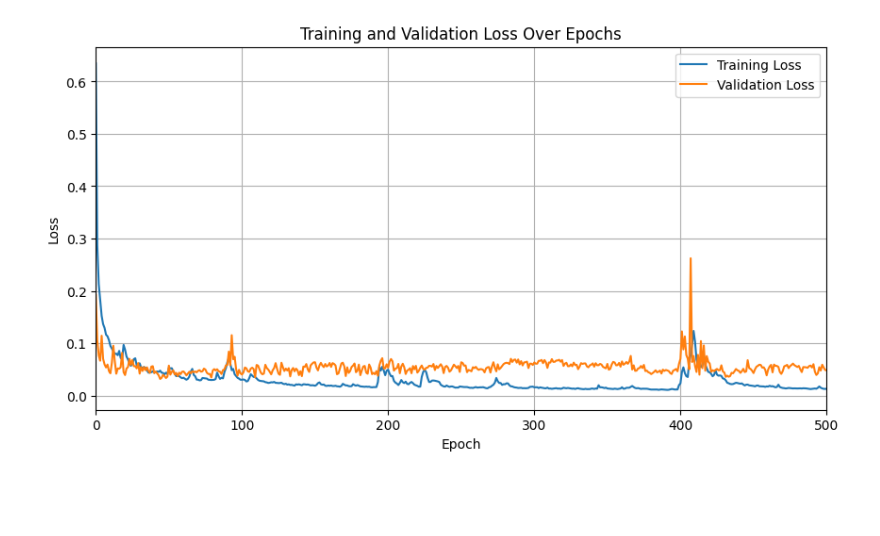
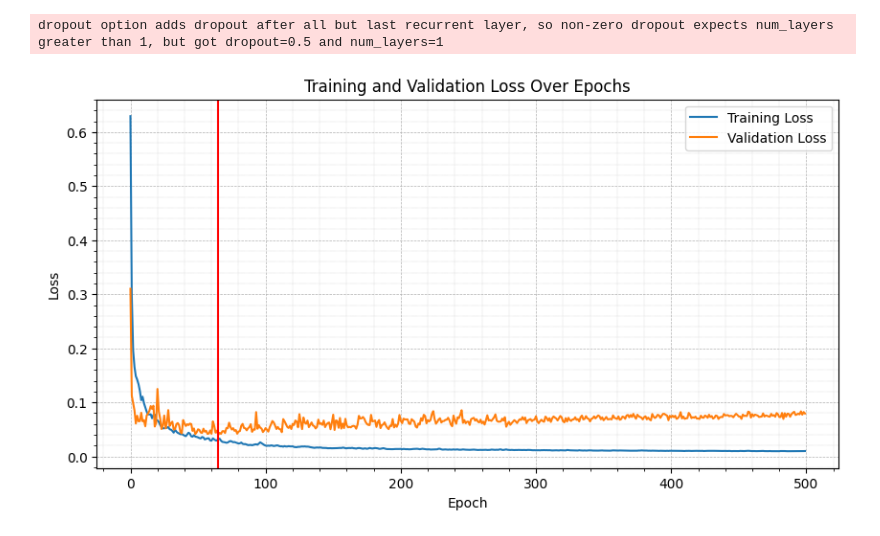
Before and after one commit to geomodeller/eua_prediction, a Jupyter notebook: MULTIRECURSIVE_HJ.ipynb, the cells around one changed output. Drawn from its saved outputs; the diff is of its cells as text; code cells hidden in the pictures; blank space fills up the shorter version.

```diff
--- a/MULTIRECURSIVE_HJ.ipynb
+++ b/MULTIRECURSIVE_HJ.ipynb
@@ -20,8 +17,8 @@ The autoreload extension is already loaded. To reload it, use:
 # %%
-df_all = pd.read_csv('depreciated_models_and_data/eua_price_data.csv', thousands=',')
+df_all = pd.read_csv('eua_price_data_High_Low.csv', thousands=',')
 df_all['Date'] = pd.to_datetime(df_all['Date'], format='%Y-%m-%d')
 df_all = df_all.sort_values(by = 'Date', ascending=True).reset_index(drop = True)
-df_all = df_all[(df_all['Date'] > pd.to_datetime('2020-11-24')) & (df_all['Date'] < pd.to_datetime('2024-10-07'))].reset_index(drop=True)
+df_all = df_all[df_all['Date'] > pd.to_datetime('2020-11-24')].reset_index(drop=True)
 # %%
 ## for seungwoo
 # df_all_open_n_high = pd.read_csv('merged_data.csv', thousands=',')
@@ -37,13 +34,13 @@ import torch
 # Check if GPU is available
 device = torch.device("cuda" if torch.cuda.is_available() else "cpu")
 
-predictors_lst =['EUA','Oil', 'Coal','Power', 'GDP', 'S&P_clean',] #'High_price', 'Low_price']
+predictors_lst =['EUA','Oil', 'Coal','Power', 'GDP', 'S&P_clean','High_price', 'Low_price']
 test_date = '2018-08-01'
 
-folder_name = "result_LSTM_pytorch_multisteps"
+folder_name = "result_LSTM_pytorch_multisteps_fin_v10"
 if os.path.isdir(folder_name) is not True:
     os.mkdir(folder_name)
-modeltype = 'lstm_gpu_v10_more_dropout'
+modeltype = 'lstm_gpu_v3'
 sequence_length = 28
 
 original_EUA = df_all['EUA'].values
@@ -64,25 +61,34 @@ checkpoint_path = f"./{folder_name}/{modeltype}_ts_{sequence_length}.pth"
 # Convert to PyTorch tensor
 X_train_tensor, y_train_tensor = torch.from_numpy(X_train).to(device), torch.from_numpy(y_train).to(device)
 model = generate_lstm_multi_step(X_train_tensor, y_train_tensor)
-if os.path.isfile('best_mutistep_lstm_model.pth'):
-    model.load_state_dict(torch.load('best_mutistep_lstm_model.pth'))
+if os.path.isfile(checkpoint_path):
+    model.load_state_dict(torch.load(checkpoint_path))
 else:
     history = train_lstm_multi_step(model, checkpoint_path,
                                     X_train_tensor, y_train_tensor,
-                                    patience=50_000,
-                                    batch_size=128, epochs=50_000, verbose=0)
+                                    patience=500,
+                                    batch_size=128, epochs=500, verbose=0)
+
+# with open('lstm_hist.pkl', 'wb') as f:
+#     pickle.dump(history,f)
+# %% [output]
+dropout option adds dropout after all but last recurrent layer, so non-zero dropout expects num_layers greater than 1, but got dropout=0.5 and num_layers=1
 # %%
 ## visualize loss curve plot
 plt.figure(figsize=(10, 5))
 plt.plot(history['train_loss'], label='Training Loss')
 plt.plot(history['val_loss'], label='Validation Loss')
 plt.xlabel('Epoch')
 plt.ylabel('Loss')
-plt.xlim([0,500])
+# plt.xlim([0,500])
 plt.title('Training and Validation Loss Over Epochs')
-# plt.yscale('log')
+a = np.array(history['val_loss'])
+plt.axvline(np.where(a == a.min())[0][0], color = 'red')
+plt.minorticks_on()
+plt.grid(which='both', linestyle='--', linewidth=0.5)
+plt.grid(which='minor', linestyle=':', linewidth=0.3)
+
 plt.legend()
-plt.grid('on')
 plt.show()
 # %% [output]
-[figure, old version]
+[figure, new version]
```
Also changed, not shown: parts of 12 cells of this notebook, 19 other files.
